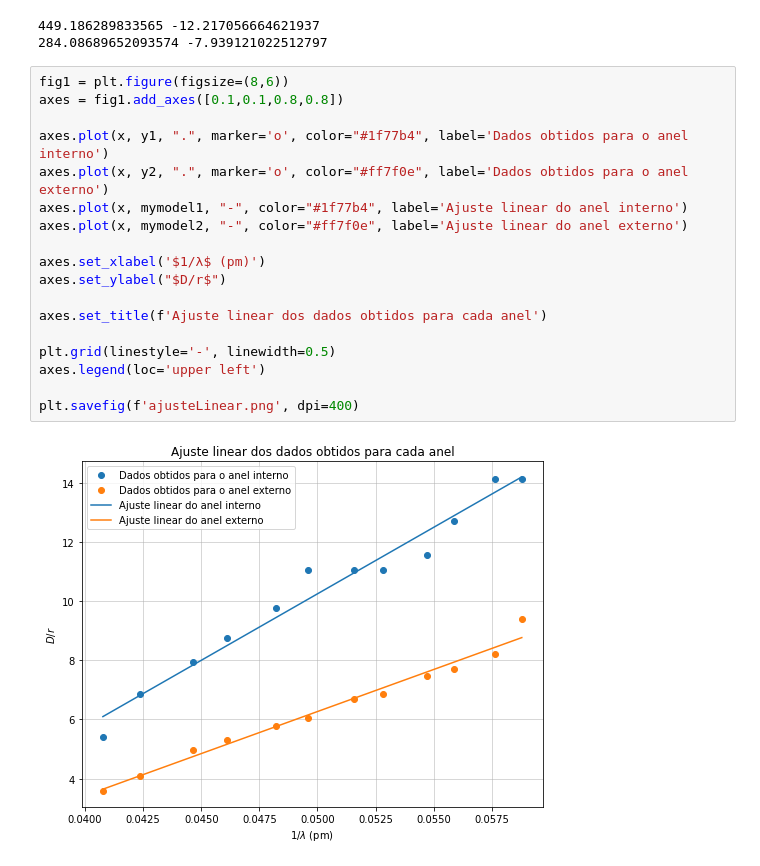
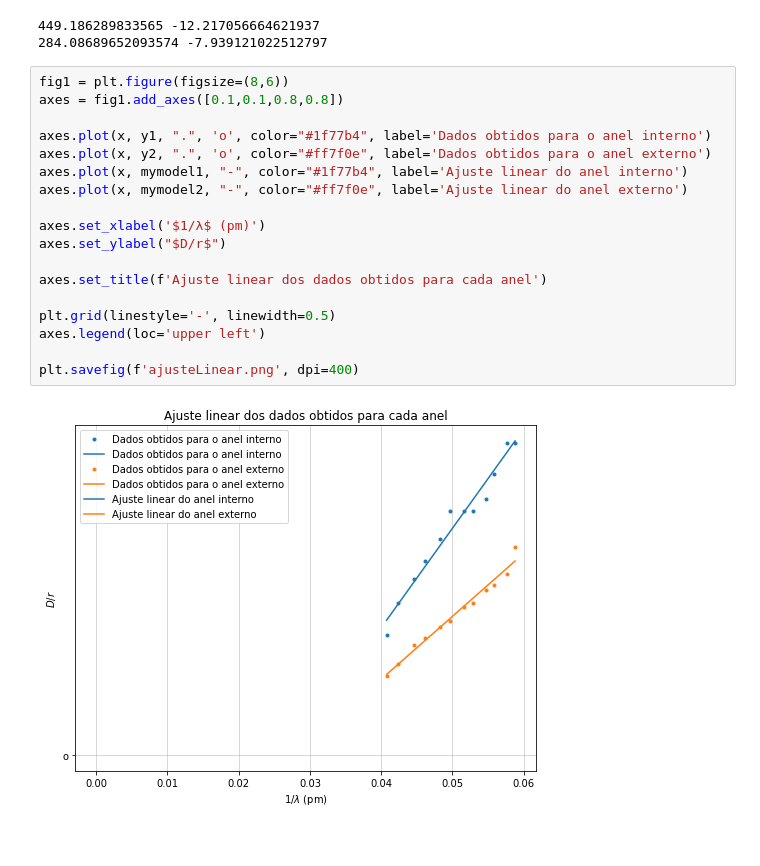
Before and after one commit to Shnrqpdr/modern-physics-lab, a Jupyter notebook: electronDifrac/electronDifrac.ipynb, the cells around one changed output. Cells and saved outputs as stored; diff of their text form.

```diff
--- a/electronDifrac/electronDifrac.ipynb
+++ b/electronDifrac/electronDifrac.ipynb
@@ -145,20 +145,20 @@ mymodel2 = list(map(myfunc, x))
 # %%
 fig1 = plt.figure(figsize=(8,6))
 axes = fig1.add_axes([0.1,0.1,0.8,0.8])
 
-axes.plot(x, y1, ".", marker='o', color="#1f77b4", label='Dados obtidos para o anel interno')
-axes.plot(x, y2, ".", marker='o', color="#ff7f0e", label='Dados obtidos para o anel externo')
+axes.plot(x, y1, ".", 'o', color="#1f77b4", label='Dados obtidos para o anel interno')
+axes.plot(x, y2, ".", 'o', color="#ff7f0e", label='Dados obtidos para o anel externo')
 axes.plot(x, mymodel1, "-", color="#1f77b4", label='Ajuste linear do anel interno')
 axes.plot(x, mymodel2, "-", color="#ff7f0e", label='Ajuste linear do anel externo')
 
 axes.set_xlabel('$1/λ$ (pm)')
 axes.set_ylabel("$D/r$")
 
 axes.set_title(f'Ajuste linear dos dados obtidos para cada anel')
 
 plt.grid(linestyle='-', linewidth=0.5)
 axes.legend(loc='upper left')
 
 plt.savefig(f'ajusteLinear.png', dpi=400)
 # %% [output]
-[figure, old version]
+[figure, new version]
```
Also changed, not shown: 1 other file.
